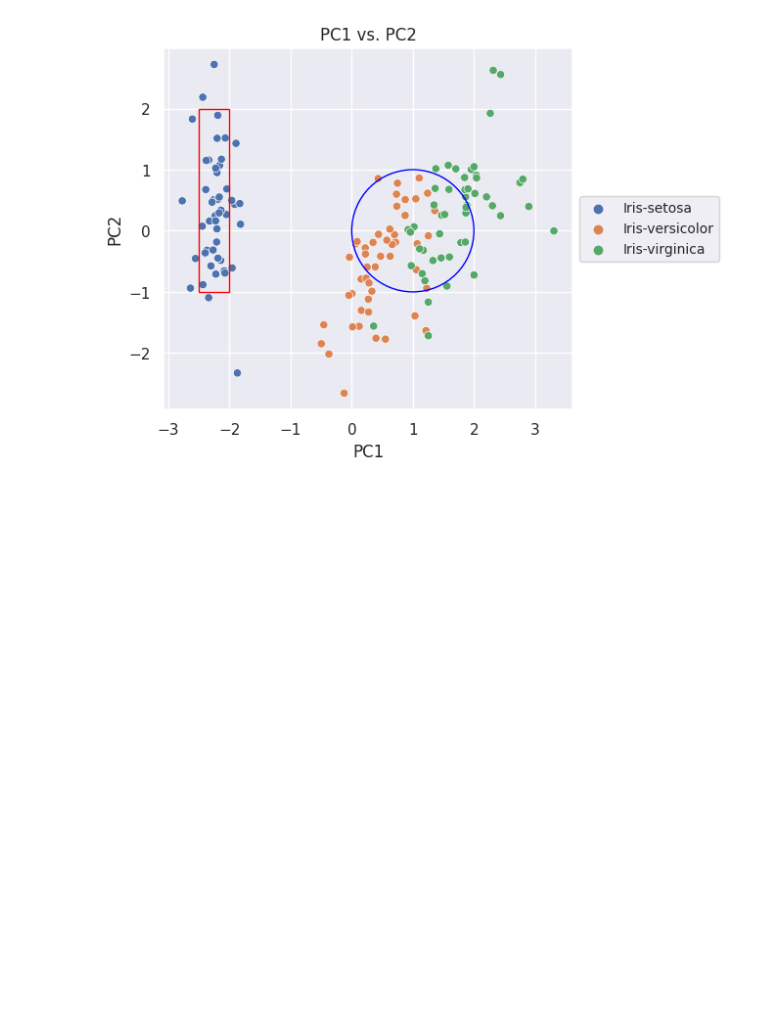
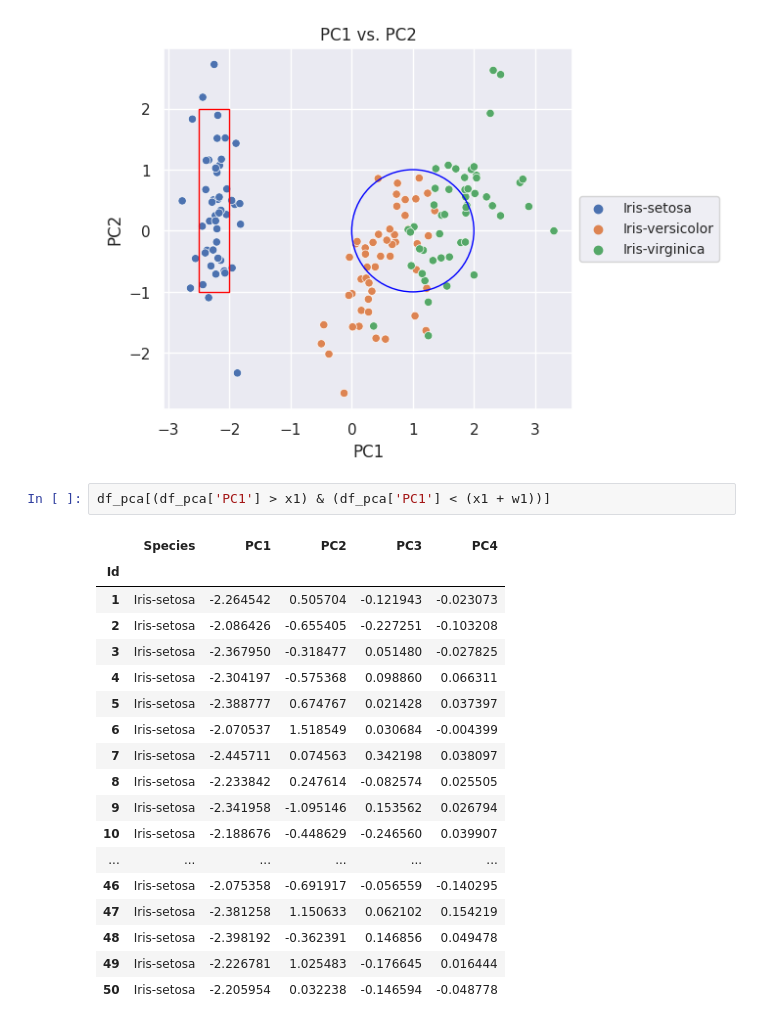
Before and after one commit to bitwalk123/MyNotebook, a Jupyter notebook: iris_PCA_py_06_SHAP.ipynb, the cells around one changed output. Saved outputs shown, nothing was run; the diff lists cells and outputs as text; blank space fills up the shorter version.

```diff
--- a/iris_PCA_py_06_SHAP.ipynb
+++ b/iris_PCA_py_06_SHAP.ipynb
@@ -86,3 +86,24 @@ plt.savefig('iris_062_PCA_PC1PC2.png')
 plt.show()
 # %% [output]
 [figure]
+# %%
+df_pca[(df_pca['PC1'] > x1) & (df_pca['PC1'] < (x1 + w1))]
+# %% [output]
+|  | Species | PC1 | PC2 | PC3 | PC4 |
+| Id |  |  |  |  |  |
+| 1 | Iris-setosa | -2.264542 | 0.505704 | -0.121943 | -0.023073 |
+| 2 | Iris-setosa | -2.086426 | -0.655405 | -0.227251 | -0.103208 |
+| 3 | Iris-setosa | -2.367950 | -0.318477 | 0.051480 | -0.027825 |
+| 4 | Iris-setosa | -2.304197 | -0.575368 | 0.098860 | 0.066311 |
+| 5 | Iris-setosa | -2.388777 | 0.674767 | 0.021428 | 0.037397 |
+| 6 | Iris-setosa | -2.070537 | 1.518549 | 0.030684 | -0.004399 |
+| 7 | Iris-setosa | -2.445711 | 0.074563 | 0.342198 | 0.038097 |
+| 8 | Iris-setosa | -2.233842 | 0.247614 | -0.082574 | 0.025505 |
+| 9 | Iris-setosa | -2.341958 | -1.095146 | 0.153562 | 0.026794 |
+| 10 | Iris-setosa | -2.188676 | -0.448629 | -0.246560 | 0.039907 |
+| ... | ... | ... | ... | ... | ... |
+| 46 | Iris-setosa | -2.075358 | -0.691917 | -0.056559 | -0.140295 |
+| 47 | Iris-setosa | -2.381258 | 1.150633 | 0.062102 | 0.154219 |
+| 48 | Iris-setosa | -2.398192 | -0.362391 | 0.146856 | 0.049478 |
+| 49 | Iris-setosa | -2.226781 | 1.025483 | -0.176645 | 0.016444 |
+| 50 | Iris-setosa | -2.205954 | 0.032238 | -0.146594 | -0.048778 |
```
